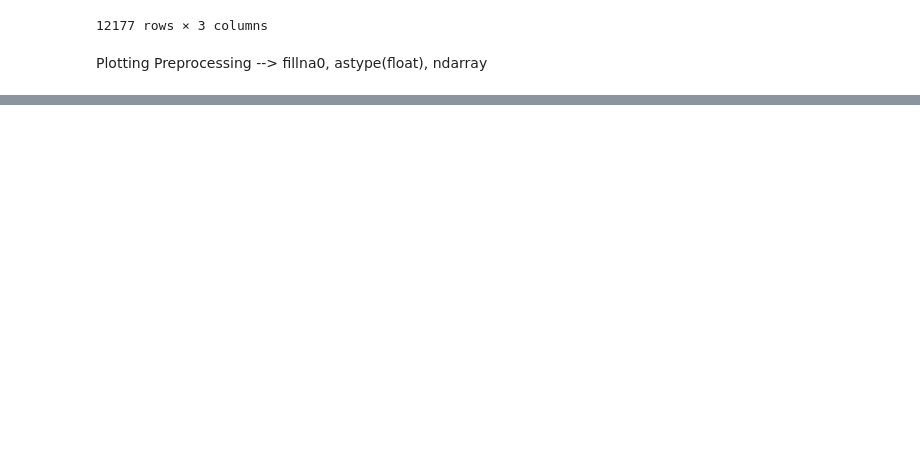
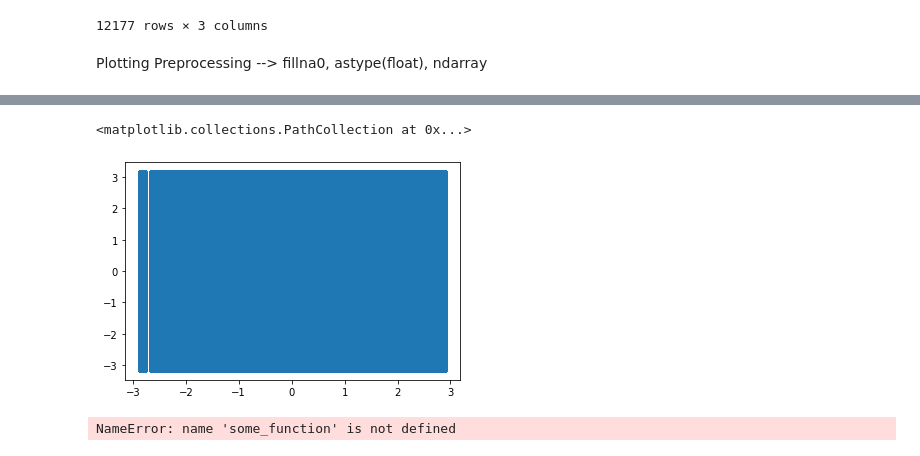
Before and after one commit to johngeorgousis/jet-classifier, a Jupyter notebook: MAIN.ipynb, the cells around one changed output, grey strips where cells are left out. Saved outputs shown, nothing was run; the diff lists cells and outputs as text; code cells hidden in the pictures; blank space fills up the shorter version.

```diff
--- a/MAIN.ipynb
+++ b/MAIN.ipynb
@@ -141,0 +169,4 @@ Plotting Preprocessing --> fillna0, astype(float), ndarray
+# %%
+h = mydata_max['η']
+f = mydata_max['φ']
+p = mydata_max['pT']
@@ -142,2 +181,17 @@ Plotting Preprocessing --> fillna0, astype(float), ndarray
+# %%
+plt.scatter(h, f)
+# %% [output]
+<matplotlib.collections.PathCollection at 0x...>
+[figure, added]
+# %%
+for i, x in enumerate(f):
+    for j, y in enumerate(h):
+        data[i, j] = some_function(x, y)
+
+df = pd.DataFrame(p, index=Y, columns=X)
+
+sns.heatmap(df)
+# %% [output]
+NameError: name 'some_function' is not defined
 # %%
 # Convert df to ndarray
```
Also changed, not shown: parts of 17 cells of this notebook.
